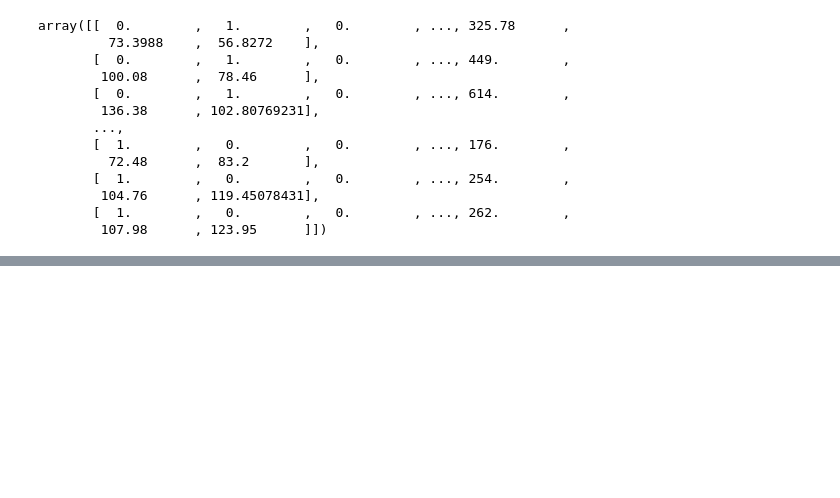
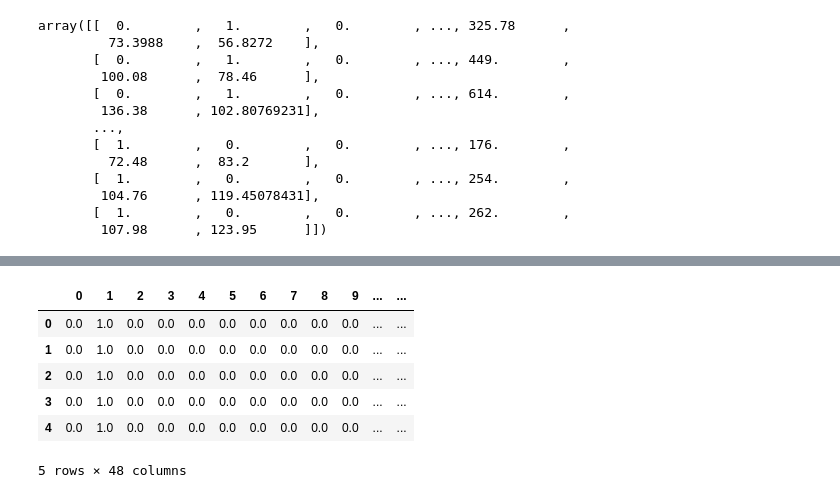
Before and after one commit to raoamalik/detecting_healthcare_provider_fraud, a Jupyter notebook: detecting_healthcare_provider_fraud.ipynb, the cells around one changed output, grey strips where cells are left out. Drawn from its saved outputs; the diff is of its cells as text; code cells hidden in the pictures; blank space fills up the shorter version.

Commit message:
preparation of datasets

```diff
--- a/detecting_healthcare_provider_fraud.ipynb
+++ b/detecting_healthcare_provider_fraud.ipynb
@@ -384,0 +393,13 @@ array([[  0.        ,   1.        ,   0.        , ..., 325.78      ,
+# %%
+merged_dataset['nppes_provider_gender'] = le.fit_transform(merged_dataset['nppes_provider_gender'])
+merged_dataset['provider_type'] = le.fit_transform(merged_dataset['provider_type'])
+
+labeled_dataset = one_hot_encoder.fit_transform(merged_dataset)
+# %%
+from scipy import sparse
+
+final_provider_df = pd.DataFrame.sparse.from_spmatrix(final_provider_dataset)
+labeled_dataset = pd.DataFrame(labeled_dataset.todense())
+
+print(labeled_dataset.shape)
+print(final_provider_dataset.shape)
@@ -384,0 +417,10 @@ array([[  0.        ,   1.        ,   0.        , ..., 325.78      ,
+# %%
+labeled_dataset.head()
+# %% [output]
+|  | 0 | 1 | 2 | 3 | 4 | 5 | 6 | 7 | 8 | 9 | ... | ... |
+| 0 | 0.0 | 1.0 | 0.0 | 0.0 | 0.0 | 0.0 | 0.0 | 0.0 | 0.0 | 0.0 | ... | ... |
+| 1 | 0.0 | 1.0 | 0.0 | 0.0 | 0.0 | 0.0 | 0.0 | 0.0 | 0.0 | 0.0 | ... | ... |
+| 2 | 0.0 | 1.0 | 0.0 | 0.0 | 0.0 | 0.0 | 0.0 | 0.0 | 0.0 | 0.0 | ... | ... |
+| 3 | 0.0 | 1.0 | 0.0 | 0.0 | 0.0 | 0.0 | 0.0 | 0.0 | 0.0 | 0.0 | ... | ... |
+| 4 | 0.0 | 1.0 | 0.0 | 0.0 | 0.0 | 0.0 | 0.0 | 0.0 | 0.0 | 0.0 | ... | ... |
+5 rows × 48 columns
```
Also changed, not shown: parts of 23 cells of this notebook.
